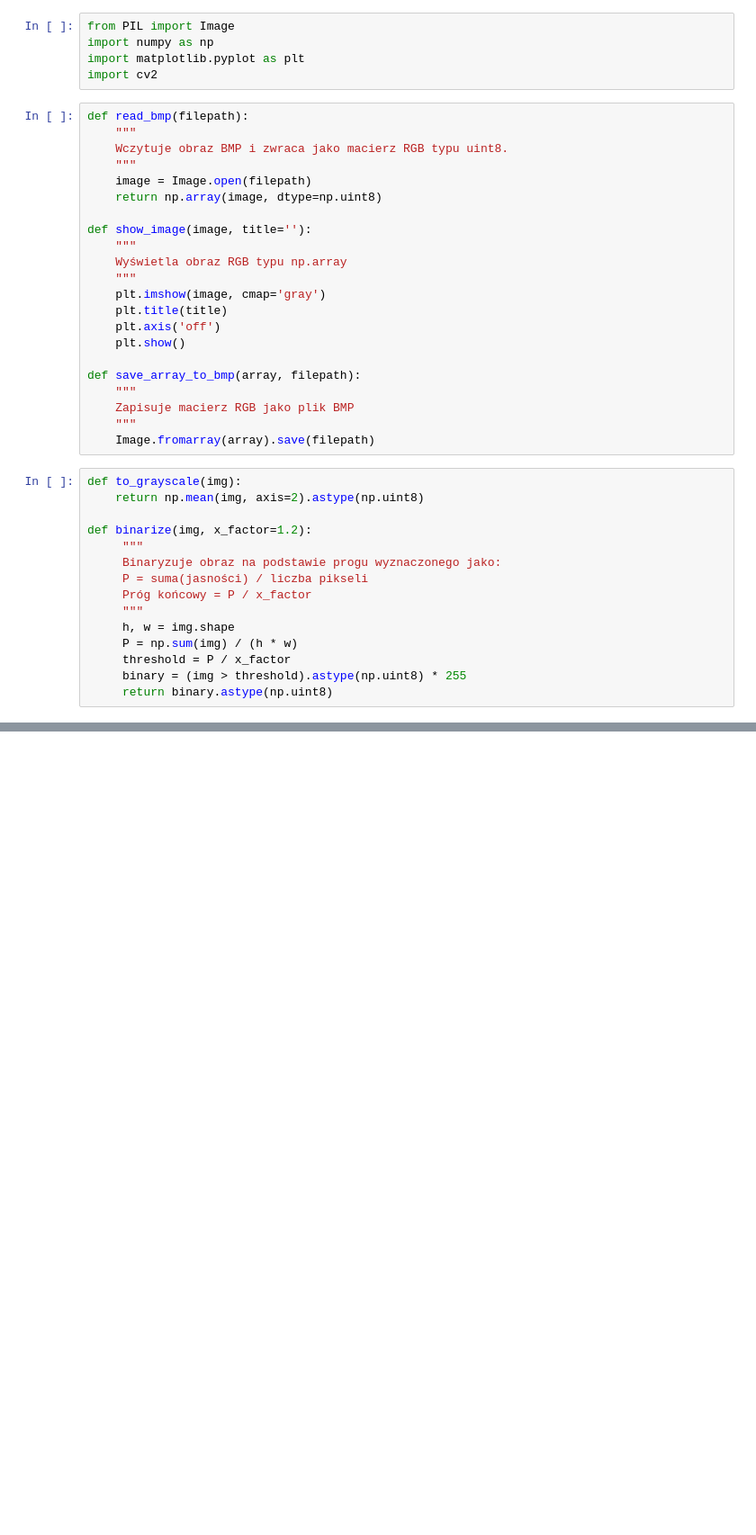
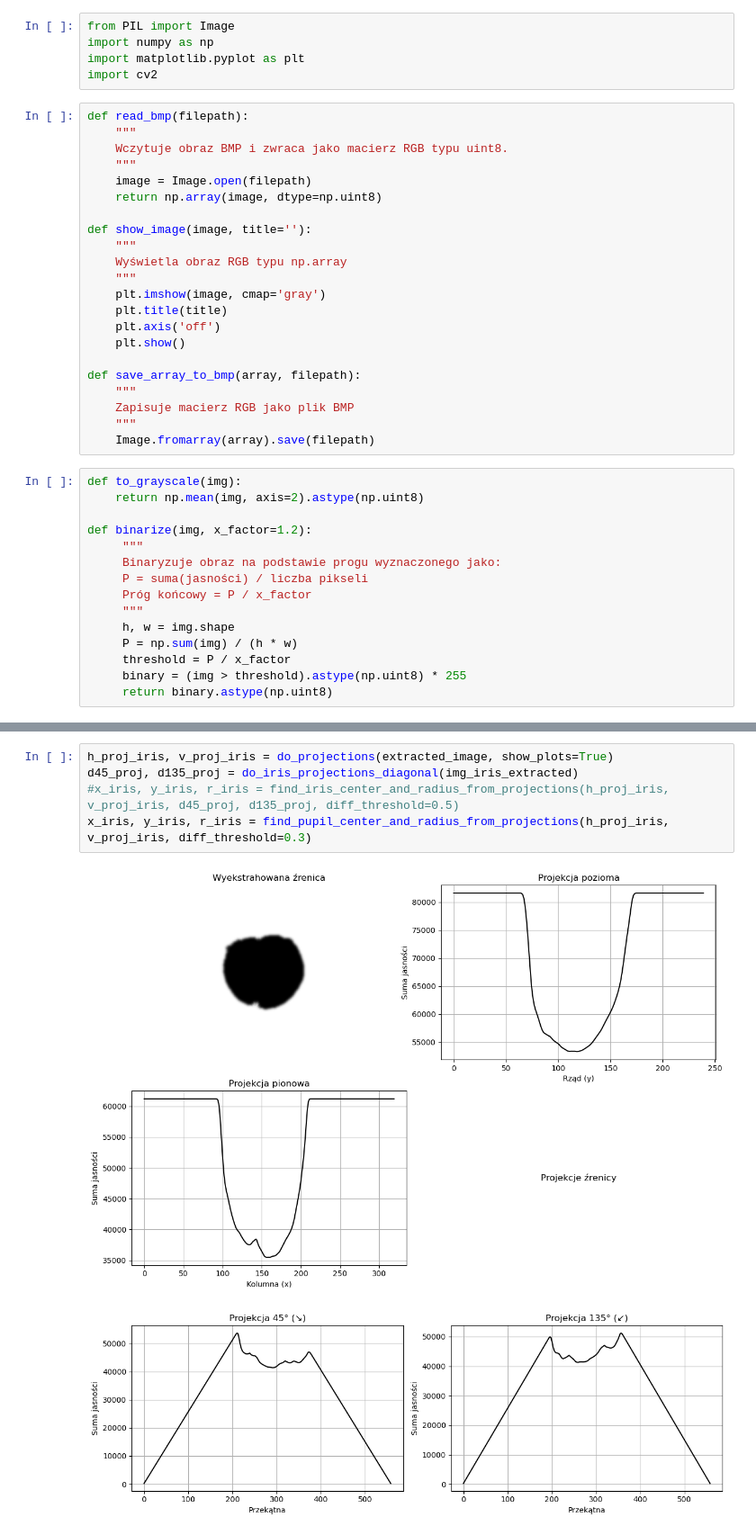
Before and after one commit to FylypO/IrisRecognition, a Jupyter notebook: IrisRecognition.ipynb, the cells around one changed output, grey strips where cells are left out. Shown at 90% size. Cells and saved outputs as stored; diff of their text form; blank space fills up the shorter version.

```diff
--- a/IrisRecognition.ipynb
+++ b/IrisRecognition.ipynb
@@ -170,0 +405,8 @@ plt.show()
+# %%
+h_proj_iris, v_proj_iris = do_projections(extracted_image, show_plots=True)
+d45_proj, d135_proj = do_iris_projections_diagonal(img_iris_extracted)
+#x_iris, y_iris, r_iris = find_iris_center_and_radius_from_projections(h_proj_iris, v_proj_iris, d45_proj, d135_proj, diff_threshold=0.5)
+x_iris, y_iris, r_iris = find_pupil_center_and_radius_from_projections(h_proj_iris, v_proj_iris, diff_threshold=0.3)
+# %% [output]
+[figure, added]
+[figure, added]
```
Also changed, not shown: parts of 9 cells of this notebook.
